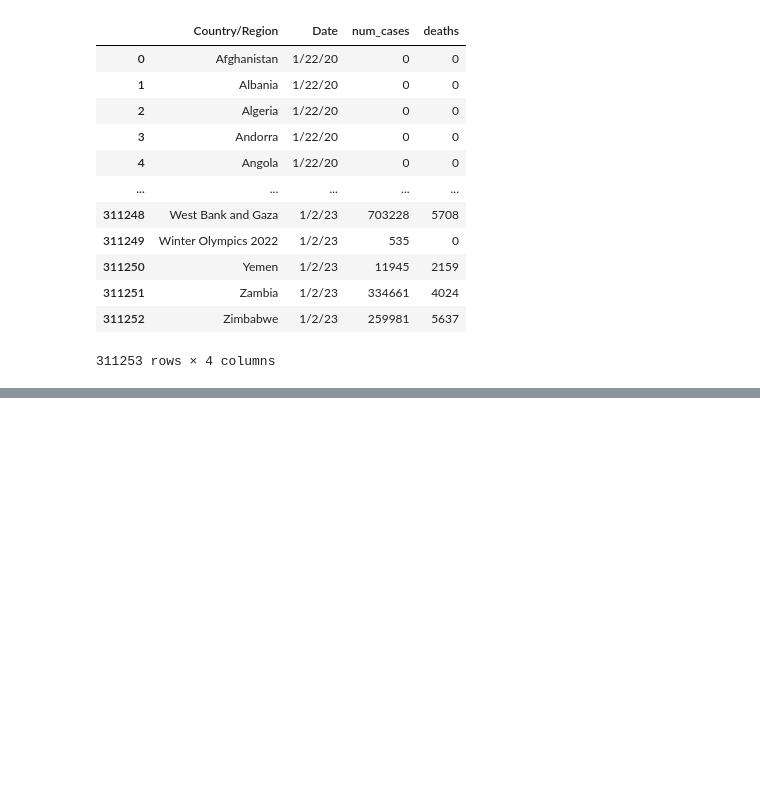
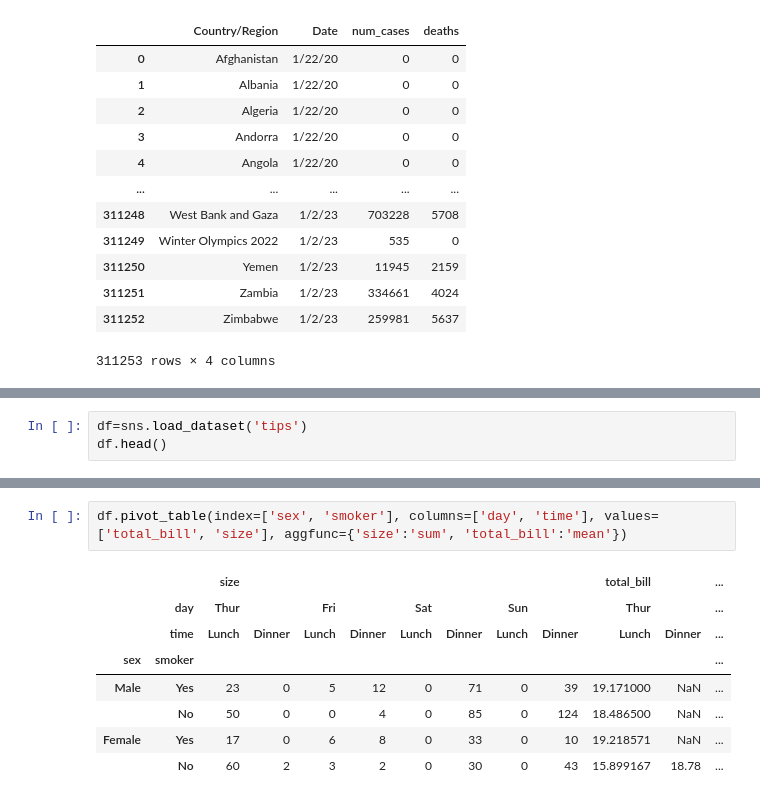
Before and after one commit to Sumangiri1312/Pandas-Practice, a Jupyter notebook: MultiIndex_series_and_dataframe.ipynb, the cells around one changed output, grey strips where cells are left out. Drawn from its saved outputs; the diff is of its cells as text; blank space fills up the shorter version.

```diff
--- a/MultiIndex_series_and_dataframe.ipynb
+++ b/MultiIndex_series_and_dataframe.ipynb
@@ -314,0 +319,3 @@ confirm.merge(death, on=['Province/State','Country/Region','Lat', 'Long', 'Date'
+# %%
+df=sns.load_dataset('tips')
+df.head()
@@ -314,0 +352,11 @@ confirm.merge(death, on=['Province/State','Country/Region','Lat', 'Long', 'Date'
+# %%
+df.pivot_table(index=['sex', 'smoker'], columns=['day', 'time'], values=['total_bill', 'size'], aggfunc={'size':'sum', 'total_bill':'mean'})
+# %% [output]
+|  |  | size |  |  |  |  |  |  |  | total_bill |  | ... |
+|  | day | Thur |  | Fri |  | Sat |  | Sun |  | Thur |  | ... |
+|  | time | Lunch | Dinner | Lunch | Dinner | Lunch | Dinner | Lunch | Dinner | Lunch | Dinner | ... |
+| sex | smoker |  |  |  |  |  |  |  |  |  |  | ... |
+| Male | Yes | 23 | 0 | 5 | 12 | 0 | 71 | 0 | 39 | 19.171000 | NaN | ... |
+|  | No | 50 | 0 | 0 | 4 | 0 | 85 | 0 | 124 | 18.486500 | NaN | ... |
+| Female | Yes | 17 | 0 | 6 | 8 | 0 | 33 | 0 | 10 | 19.218571 | NaN | ... |
+|  | No | 60 | 2 | 3 | 2 | 0 | 30 | 0 | 43 | 15.899167 | 18.78 | ... |
```
Also changed, not shown: parts of 11 cells of this notebook.
